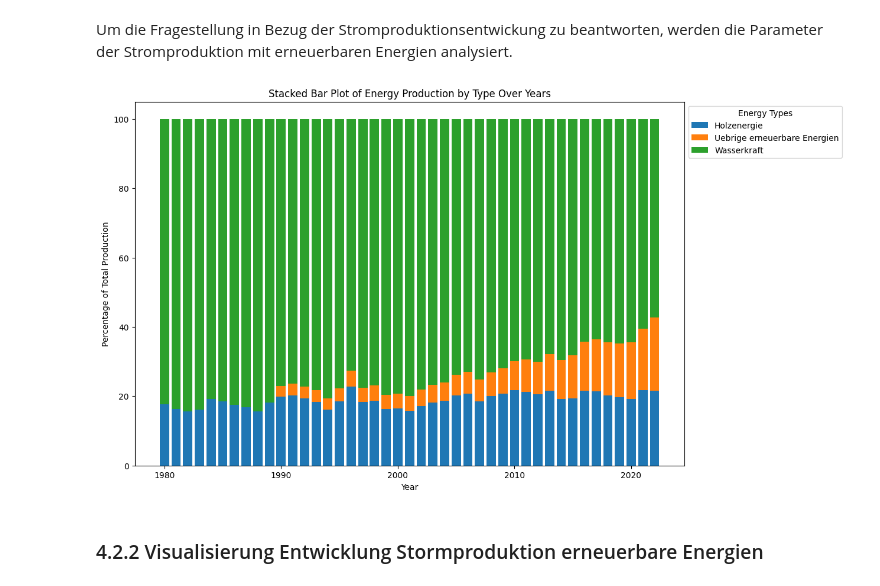
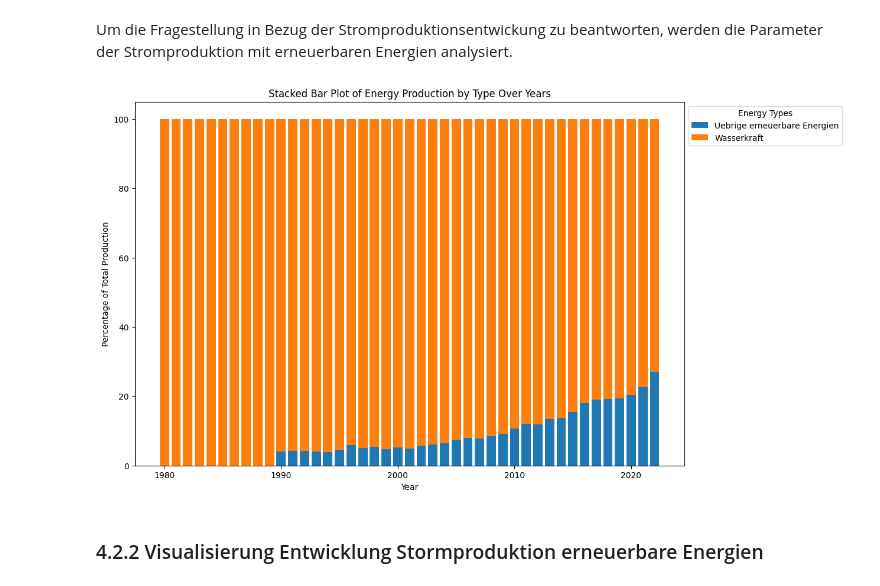
Before and after one commit to michaelzimmermannstudhslu/BINA_2024_energy_research, a Jupyter notebook: bina_casestudy_adhumezi.ipynb, the cells around one changed output. Drawn from its saved outputs; the diff is of its cells as text; code cells hidden in the pictures.

```diff
--- a/bina_casestudy_adhumezi.ipynb
+++ b/bina_casestudy_adhumezi.ipynb
@@ -560,0 +470,10 @@ AttributeError: 'NoneType' object has no attribute 'columns'
+# %%
+# Vorverarbeitung und Datentypkonvertierung
+Energiedaten['Jahr'] = pd.to_numeric(Energiedaten['Jahr'], errors='coerce').fillna(0).astype(int)
+Energiedaten['TJ'] = pd.to_numeric(Energiedaten['TJ'], errors='coerce').fillna(0).astype(int)
+Energiedaten['Rubrik'] = Energiedaten['Rubrik'].str.replace('–', '-', regex=False)
+Energiedaten.dropna(inplace=True)  # Entferne Zeilen mit fehlenden Werten
+
+validate_dataframe(Energiedaten, ENERGY_SCHEMA)
+
+print(Energiedaten)
@@ -1117,22 +973,49 @@ Um die Fragestellung in Bezug der Stromproduktionsentwickung zu beantworten, wer
 #Daten -> StromProduktionErneuerbareEnergien = Import ['Uebrige erneuerbare Energien' + 'Holzenergie' + 'Wasserkraft']  + Inlandproduktion ['Uebrige erneuerbare Energien' + 'Holzenergie' + 'Wasserkraft']
 #Status -> Ready to update existing code (code refers only to Inlandproduktion, expand with Import)
 # %%
+# Load data
+df = pd.read_csv('https://raw.githubusercontent.com/michaelzimmermannstudhslu/BINA_2024_energy_research/main/data/energiebilanz_ch.csv')
+
+# Clean data
+df.dropna(inplace=True)
+df['TJ'] = pd.to_numeric(df['TJ'], errors='coerce')
+df['TJ'] = df['TJ'].abs()
+df.dropna(subset=['TJ'], inplace=True)
+df['TJ'] = df['TJ'].astype(int)
+
+# Apply correct filtering for "Inlandproduktion"
+df = df[(df['Rubrik'] == 'Inlandproduktion') & ((df['Energietraeger'] == 'Wasserkraft') | (df['Energietraeger'] == 'Uebrige erneuerbare Energien'))]
+
+# Group by year and Energieträger, sum up TJ
+energy_sum_by_year_and_type = df.groupby(['Jahr', 'Energietraeger'])['TJ'].sum().reset_index()
+
+# Group by year only, sum up TJ for total energy
+total_energy_by_year = df.groupby('Jahr')['TJ'].sum().reset_index()
+total_energy_by_year.rename(columns={'TJ': 'TotalEnergy'}, inplace=True)
+
+# Merge while calculating the percentage
+merged_df = pd.merge(energy_sum_by_year_and_type, total_energy_by_year, on='Jahr')
+merged_df['Percentage'] = (merged_df['TJ'] / merged_df['TotalEnergy']) * 100
+
+# Pivot the data for plotting by Energietraeger
+pivoted_data = merged_df.pivot_table(index='Jahr', columns='Energietraeger', values='Percentage', fill_value=0)
+
 # Create a stacked bar plot
 fig, ax = plt.subplots(figsize=(12, 8))
-bottom = np.zeros(len(renewable_pivoted_data))  # This will keep track of the cumulative bottom position
+bottom = np.zeros(len(pivoted_data))  # This will keep track of the cumulative bottom position
 
-for col in renewable_pivoted_data.columns:
-    ax.bar(renewable_pivoted_data.index, renewable_pivoted_data[col], bottom=bottom, label=col)
-    bottom += renewable_pivoted_data[col].values  # Update the bottom position for the next stack
+for col in pivoted_data.columns:
+    ax.bar(pivoted_data.index, pivoted_data[col], bottom=bottom, label=col)
+    bottom += pivoted_data[col].values  # Update the bottom position for the next stack
 
 ax.set_title('Stacked Bar Plot of Energy Production by Type Over Years')
 ax.set_xlabel('Year')
 ax.set_ylabel('Percentage of Total Production')
 ax.legend(title='Energy Types', loc='upper left', bbox_to_anchor=(1, 1))
 
 plt.show()
 # %% [output]
-[figure, old version]
+[figure, new version]
 # %% [markdown]
 ### 4.2.2 Visualisierung Entwicklung Stormproduktion erneuerbare Energien
 # %% [markdown]
```
Also changed, not shown: parts of 71 cells of this notebook.
